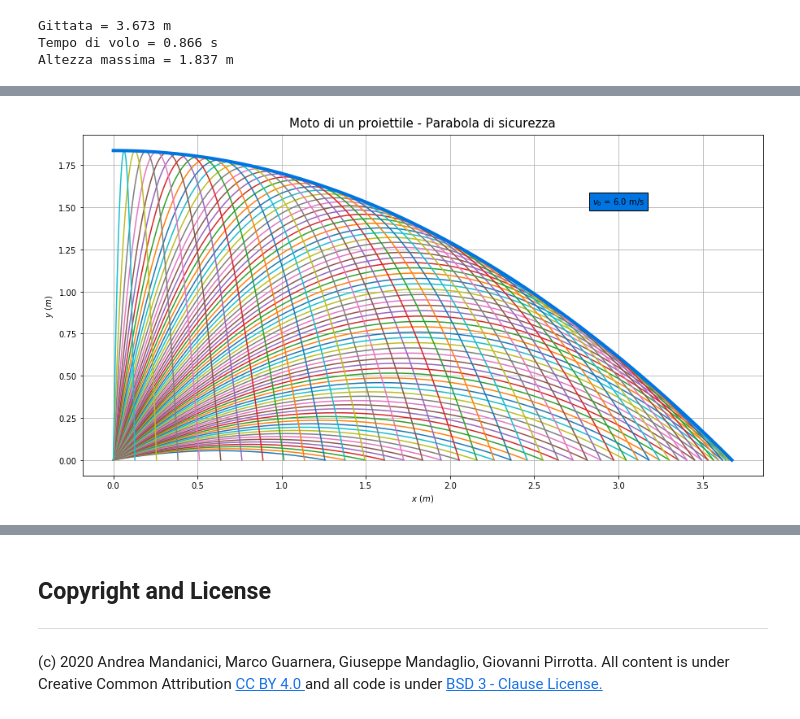
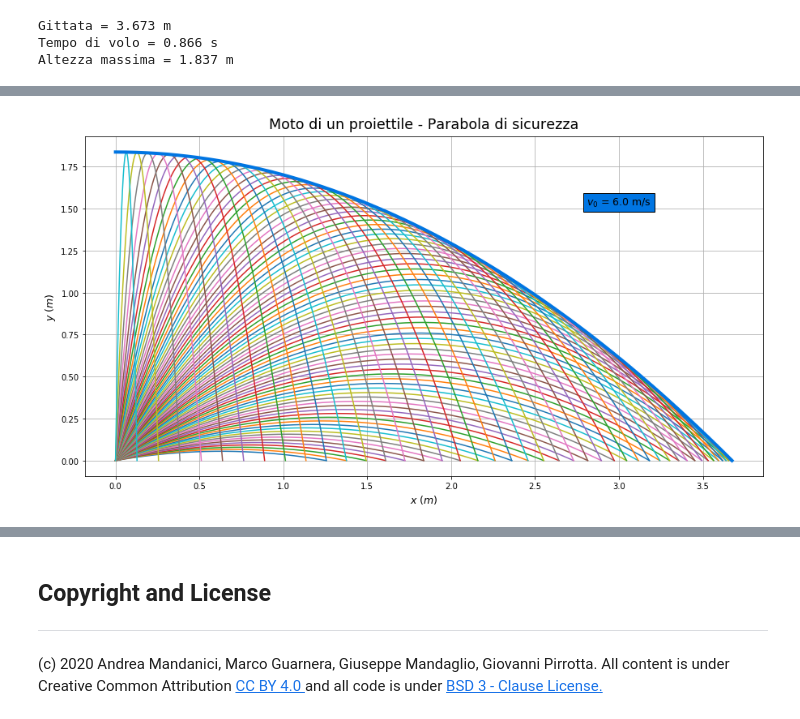
Before and after one commit to Darkaquon/Physics-with-Open-Source-Software, a Jupyter notebook: Notebook/Moto_proiettile.ipynb, the cells around one changed output, grey strips where cells are left out. Drawn from its saved outputs; the diff is of its cells as text; code cells hidden in the pictures.

```diff
--- a/Notebook/Moto_proiettile.ipynb
+++ b/Notebook/Moto_proiettile.ipynb
@@ -253,57 +217,45 @@ Nello script seguente produciamo un grafico contenente:
 
 * La parabola di sicurezza.
 # %%
-#???
-theta0deg = np.arange(10, 90, 1)
-#???
-theta0 = theta0deg * np.pi / 180
+theta0grad = np.arange(10, 90, 1) # Utilizzato per generare un array.
+theta0 = theta0grad * np.pi / 180 # Angolo in radianti.
 
 # Utilizzato per il grafico.
-# Utilizzato per numerare il grafico e dimensionarlo.
-fig = plt.figure(3, figsize = (15, 15))
+fig = plt.figure(3, figsize = (15, 15)) # Utilizzato per numerare e dimensionare il grafico.
 # Utilizzato per il titolo.
-plt.title("Moto di un proiettile - Parabola di sicurezza", fontdict = {"fontsize": 15}, pad = 10)
-# Utilizzato per la x.
-plt.xlabel("$ x~(m) $")
-# Utilizzato per la y.
-plt.ylabel("$ y~(m) $")
-# Utilizzato per il testo della leggenda.
-plt.text(3.0, 1.50, r"$ v_0 $ = {0:0.1f} m/s".format(vi), horizontalalignment = "center", verticalalignment = "bottom", fontdict = {"fontsize": 10}, bbox = dict(facecolor = "#0075E2"))
+plt.title("Moto di un proiettile - Parabola di sicurezza", fontdict = {"fontsize": 17.5}, pad = 10)
+# Utilizzato per l'asse x.
+plt.xlabel("$ x~(m) $", fontdict = {"fontsize": 12.5})
+# Utilizzato per l'asse y.
+plt.ylabel("$ y~(m) $", fontdict = {"fontsize": 12.5})
+# Utilizzato per la leggenda.
+plt.text(3.0, 1.50, "$ v_0 $ = {0:0.1f} m/s".format(vi), horizontalalignment = "center", verticalalignment = "bottom", fontdict = {"fontsize": 12.5}, bbox = dict(facecolor = "#0075E2"))
 
 # Funzione.
 for angle in theta0:
-    #???
-    tv = 2 * vi * np.sin(angle) / g
-    #???
-    t = np.linspace(0, tv, 128)
-    #???
-    x = vi * np.cos(angle) * t
-    #???
-    y = vi * np.sin(angle) * t - 0.5 * g * t ** 2
-    #???
-    plt.plot(x, y)
-    # Utilizzato per rappresentare x e y.
+    tv = 2 * vi * np.sin(angle) / g # Tempo di volo in s.
+    t = np.linspace(0, tv, 128) # Utilizzato per generare un array di valori distribuiti in modo lineare.
+    x = vi * np.cos(angle) * t # Equazione per la coordinata x.
+    y = vi * np.sin(angle) * t - 0.5 * g * t ** 2 # Equazione per la coordinata y.
+    plt.plot(x, y) # Utilizzato per rappresentare le coordinate x e y.
 
 # Utilizzato per avere gli assi con la stessa scala.
 plt.gca().set_aspect("equal", adjustable = "box")
 # Utilizzato per salvare il grafico in un file.
-#plt.savefig("AllTrajectories.pdf")
+#plt.savefig("Parabola.pdf")
 
-# Gittata massima in m.
-Rmax = R = (vi ** 2) / g
-#???
-xx = np.linspace(0, Rmax, 180)
-#???
-yy = vi * vi / (2 * g) - 0.5 * g * xx * xx / (vi * vi)
+Rmax = R = (vi ** 2) / g # Gittata massima in m.
+xx = np.linspace(0, Rmax, 180) # Utilizzato per generare un array di valori distribuiti in modo lineare per la coordinata x della parabola di sicurezza.
+yy = vi * vi / (2 * g) - 0.5 * g * xx * xx / (vi * vi) # Utilizzato per calcolare la coordinata y della parabola di sicurezza.
 
-#???
+# Utilizzato per rappresentare le coordinate x e y e per colorare la curva.
 plt.plot(xx, yy, linewidth = 4, color = "#0075E2")
 # Utilizzato per la griglia.
 plt.grid(True)
 # Utilizzato per mostrare il grafico.
 plt.show()
 # %% [output]
-[figure, old version]
+[figure, new version]
 # %% [markdown]
 > Per eseguire il codice Python contenuto in questo **notebook** Jupyter, anche se Python e Notebook Jupyter non sono installati sulla macchina che stai adoperando, puoi utilizzare l'ambiente [**binder**](https://mybinder.org) online.
 
```
Also changed, not shown: parts of 9 cells of this notebook.
